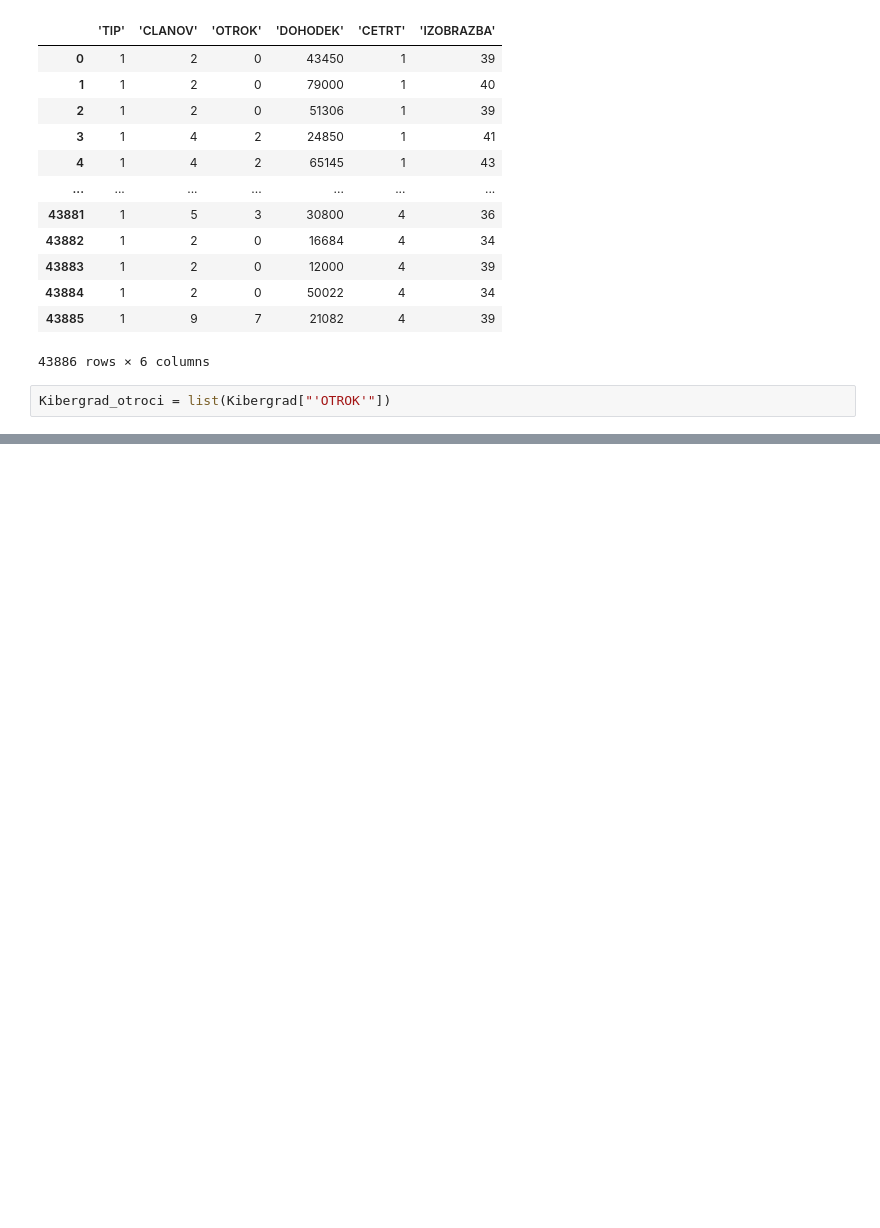
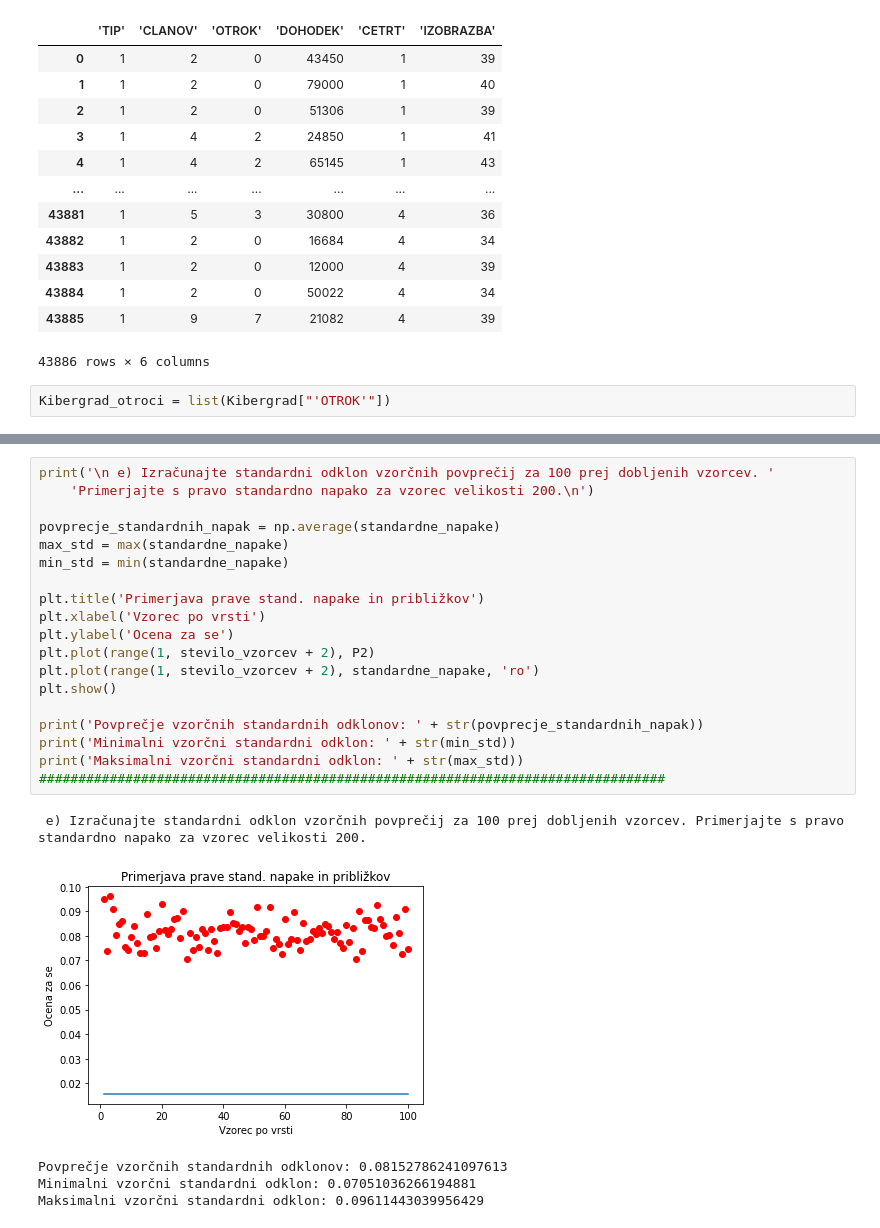
Before and after one commit to DejanPeric058/Seminarska-naloga-pri-Statistiki, a Jupyter notebook: 1. naloga.ipynb, the cells around one changed output, grey strips where cells are left out. Drawn from its saved outputs; the diff is of its cells as text; blank space fills up the shorter version.

```diff
--- a/1. naloga.ipynb
+++ b/1. naloga.ipynb
@@ -105,5 +110,30 @@ Populacijsko povprečje se nahaja v našem intervalu zaupanja vzetega vzorca.
 
  e) Izračunajte standardni odklon vzorčnih povprečij za 100 prej dobljenih vzorcev. Primerjajte s pravo standardno napako za vzorec velikosti 200.
+# %%
+print('\n e) Izračunajte standardni odklon vzorčnih povprečij za 100 prej dobljenih vzorcev. '
+    'Primerjajte s pravo standardno napako za vzorec velikosti 200.\n')
+
+povprecje_standardnih_napak = np.average(standardne_napake)
+max_std = max(standardne_napake)
+min_std = min(standardne_napake)
+
+plt.title('Primerjava prave stand. napake in približkov')
+plt.xlabel('Vzorec po vrsti')
+plt.ylabel('Ocena za se')
+plt.plot(range(1, stevilo_vzorcev + 2), P2)
+plt.plot(range(1, stevilo_vzorcev + 2), standardne_napake, 'ro')
+plt.show()
+
+print('Povprečje vzorčnih standardnih odklonov: ' + str(povprecje_standardnih_napak))
+print('Minimalni vzorčni standardni odklon: ' + str(min_std))
+print('Maksimalni vzorčni standardni odklon: ' + str(max_std))
+################################################################################
+# %% [output]
+ e) Izračunajte standardni odklon vzorčnih povprečij za 100 prej dobljenih vzorcev. Primerjajte s pravo standardno napako za vzorec velikosti 200.
+[figure, added]
+Povprečje vzorčnih standardnih odklonov: 0.08152786241097613
+Minimalni vzorčni standardni odklon: 0.07051036266194881
+Maksimalni vzorčni standardni odklon: 0.09611443039956429
 # %%
 print('\n f) Izvedite prejšnji dve točki še na 100 vzorcih po 800 družin. Primerjajte in '
     'razložite razlike s teorijo vzorčenja.\n')
```
Also changed, not shown: parts of 2 cells of this notebook, 1 other file.
